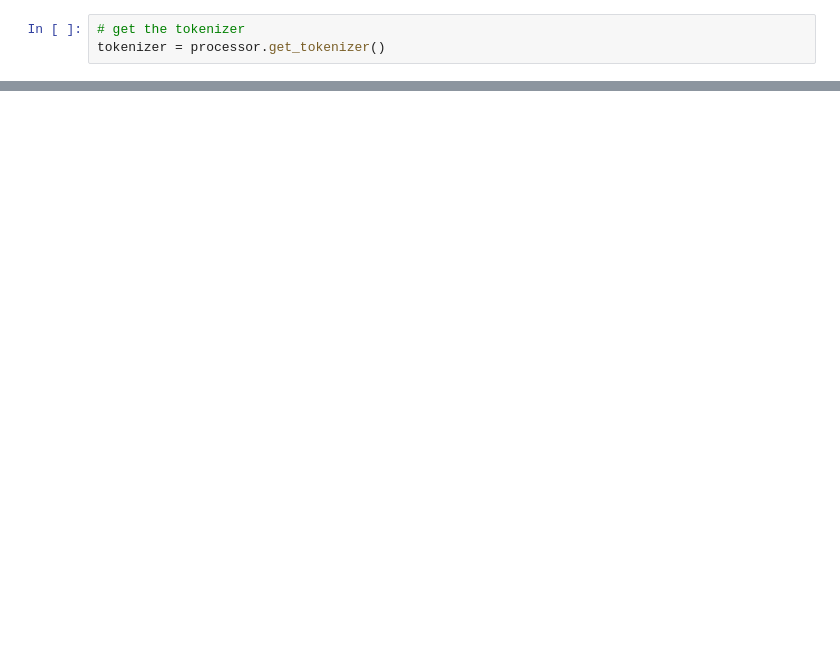
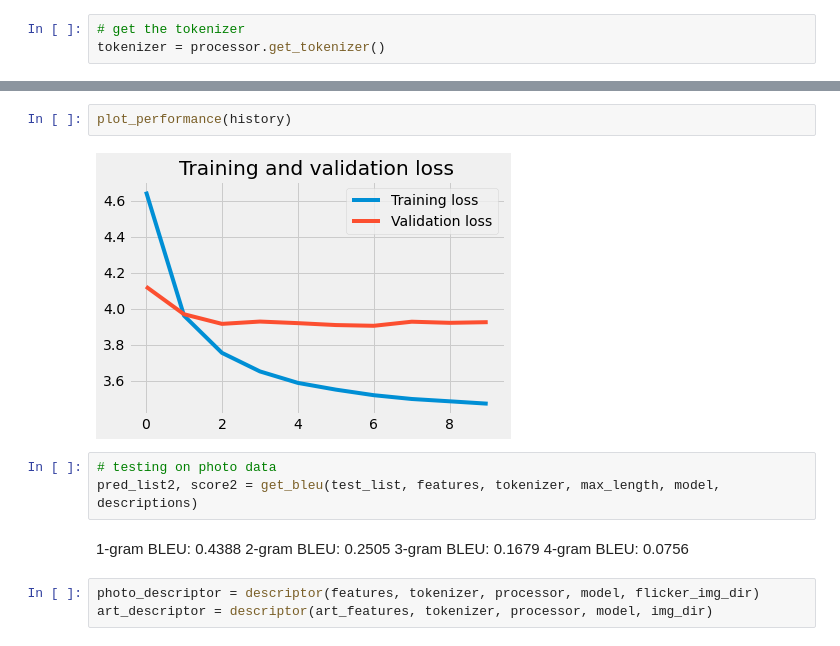
Before and after one commit to stereopickle/art_title_generator, a Jupyter notebook: 031.Model_v2.0.ipynb, the cells around one changed output, grey strips where cells are left out. Cells and saved outputs as stored; diff of their text form; blank space fills up the shorter version.

```diff
--- a/031.Model_v2.0.ipynb
+++ b/031.Model_v2.0.ipynb
@@ -204,0 +296,15 @@ descriptor_1 = descriptor()
+# %%
+plot_performance(history)
+# %% [output]
+[figure, added]
+# %%
+# testing on photo data
+pred_list2, score2 = get_bleu(test_list, features, tokenizer, max_length, model, descriptions)
+# %% [markdown]
+1-gram BLEU: 0.4388
+2-gram BLEU: 0.2505
+3-gram BLEU: 0.1679
+4-gram BLEU: 0.0756
+# %%
+photo_descriptor = descriptor(features, tokenizer, processor, model, flicker_img_dir)
+art_descriptor = descriptor(art_features, tokenizer, processor, model, img_dir)
```
Also changed, not shown: parts of 19 cells of this notebook.
